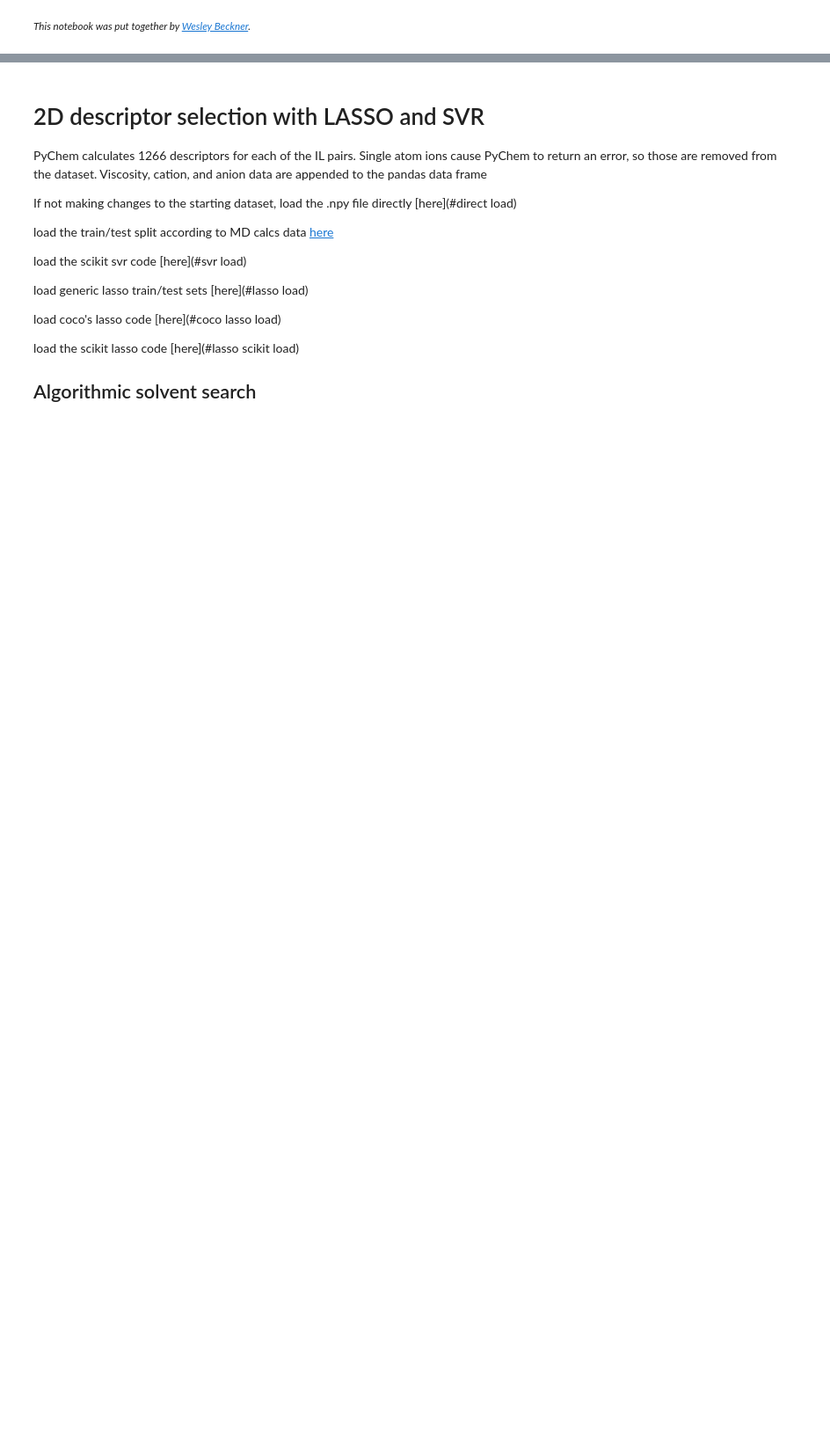
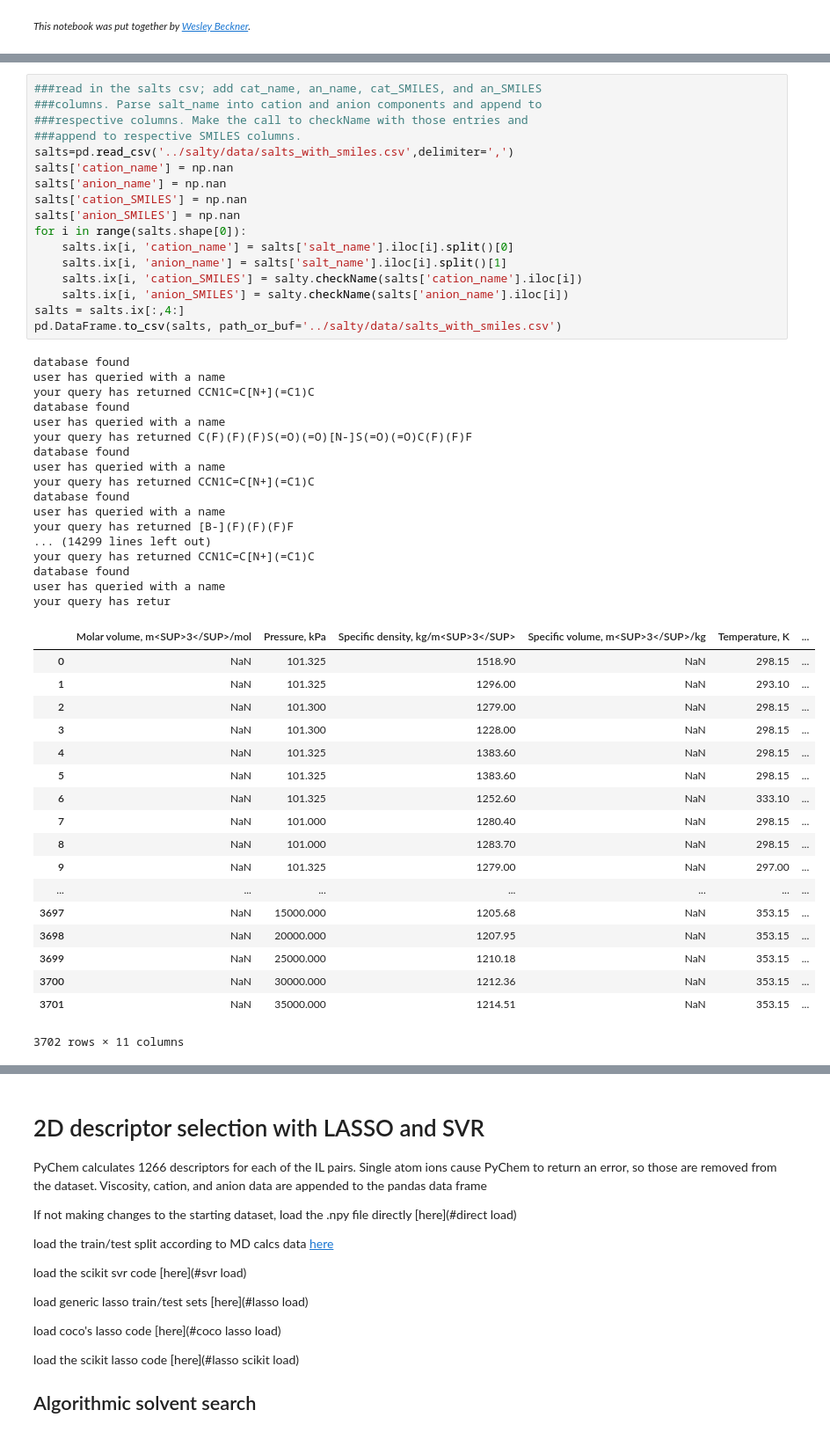
Before and after one commit to wesleybeckner/salty, a Jupyter notebook: scripts/descriptor_generating_wesley.ipynb, the cells around one changed output, grey strips where cells are left out. Shown at 88% size. Saved outputs shown, nothing was run; the diff lists cells and outputs as text; blank space fills up the shorter version.

Commit message:
updating to the newest dataframe

```diff
--- a/scripts/descriptor_generating_wesley.ipynb
+++ b/scripts/descriptor_generating_wesley.ipynb
@@ -113 +140,54 @@ pd.DataFrame.to_csv(outer_old, path_or_buf='../salty/data/density.csv')
+# %%
+###read in the salts csv; add cat_name, an_name, cat_SMILES, and an_SMILES
+###columns. Parse salt_name into cation and anion components and append to
+###respective columns. Make the call to checkName with those entries and
+###append to respective SMILES columns.
+salts=pd.read_csv('../salty/data/salts_with_smiles.csv',delimiter=',')
+salts['cation_name'] = np.nan
+salts['anion_name'] = np.nan
+salts['cation_SMILES'] = np.nan
+salts['anion_SMILES'] = np.nan
+for i in range(salts.shape[0]):
+    salts.ix[i, 'cation_name'] = salts['salt_name'].iloc[i].split()[0]
+    salts.ix[i, 'anion_name'] = salts['salt_name'].iloc[i].split()[1]
+    salts.ix[i, 'cation_SMILES'] = salty.checkName(salts['cation_name'].iloc[i])
+    salts.ix[i, 'anion_SMILES'] = salty.checkName(salts['anion_name'].iloc[i])
+salts = salts.ix[:,4:]
+pd.DataFrame.to_csv(salts, path_or_buf='../salty/data/salts_with_smiles.csv')
+# %% [output]
+database found
+user has queried with a name
+your query has returned CCN1C=C[N+](=C1)C
+database found
+user has queried with a name
+your query has returned C(F)(F)(F)S(=O)(=O)[N-]S(=O)(=O)C(F)(F)F
+database found
+user has queried with a name
+your query has returned CCN1C=C[N+](=C1)C
+database found
+user has queried with a name
+your query has returned [B-](F)(F)(F)F
+... (14299 lines left out)
+your query has returned CCN1C=C[N+](=C1)C
+database found
+user has queried with a name
+your query has retur
+|  | Molar volume, m<SUP>3</SUP>/mol | Pressure, kPa | Specific density, kg/m<SUP>3</SUP> | Specific volume, m<SUP>3</SUP>/kg | Temperature, K | ... |
+| 0 | NaN | 101.325 | 1518.90 | NaN | 298.15 | ... |
+| 1 | NaN | 101.325 | 1296.00 | NaN | 293.10 | ... |
+| 2 | NaN | 101.300 | 1279.00 | NaN | 298.15 | ... |
+| 3 | NaN | 101.300 | 1228.00 | NaN | 298.15 | ... |
+| 4 | NaN | 101.325 | 1383.60 | NaN | 298.15 | ... |
+| 5 | NaN | 101.325 | 1383.60 | NaN | 298.15 | ... |
+| 6 | NaN | 101.325 | 1252.60 | NaN | 333.10 | ... |
+| 7 | NaN | 101.000 | 1280.40 | NaN | 298.15 | ... |
+| 8 | NaN | 101.000 | 1283.70 | NaN | 298.15 | ... |
+| 9 | NaN | 101.325 | 1279.00 | NaN | 297.00 | ... |
+| ... | ... | ... | ... | ... | ... | ... |
+| 3697 | NaN | 15000.000 | 1205.68 | NaN | 353.15 | ... |
+| 3698 | NaN | 20000.000 | 1207.95 | NaN | 353.15 | ... |
+| 3699 | NaN | 25000.000 | 1210.18 | NaN | 353.15 | ... |
+| 3700 | NaN | 30000.000 | 1212.36 | NaN | 353.15 | ... |
+| 3701 | NaN | 35000.000 | 1214.51 | NaN | 353.15 | ... |
+3702 rows × 11 columns
 # %%
```
Also changed, not shown: parts of 9 cells of this notebook, 4 other files.
